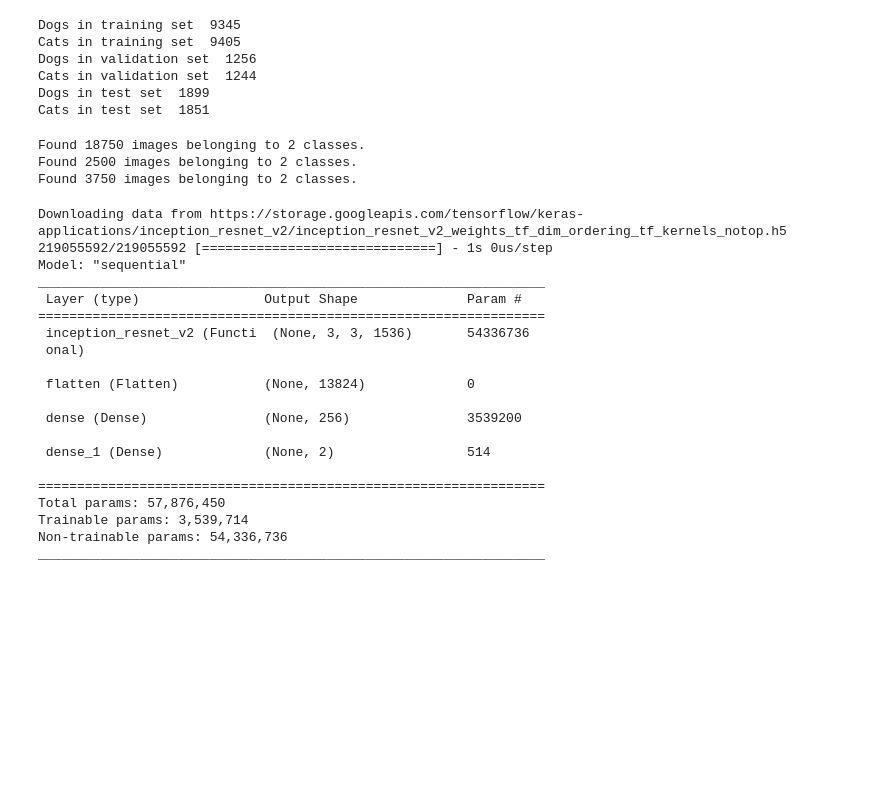
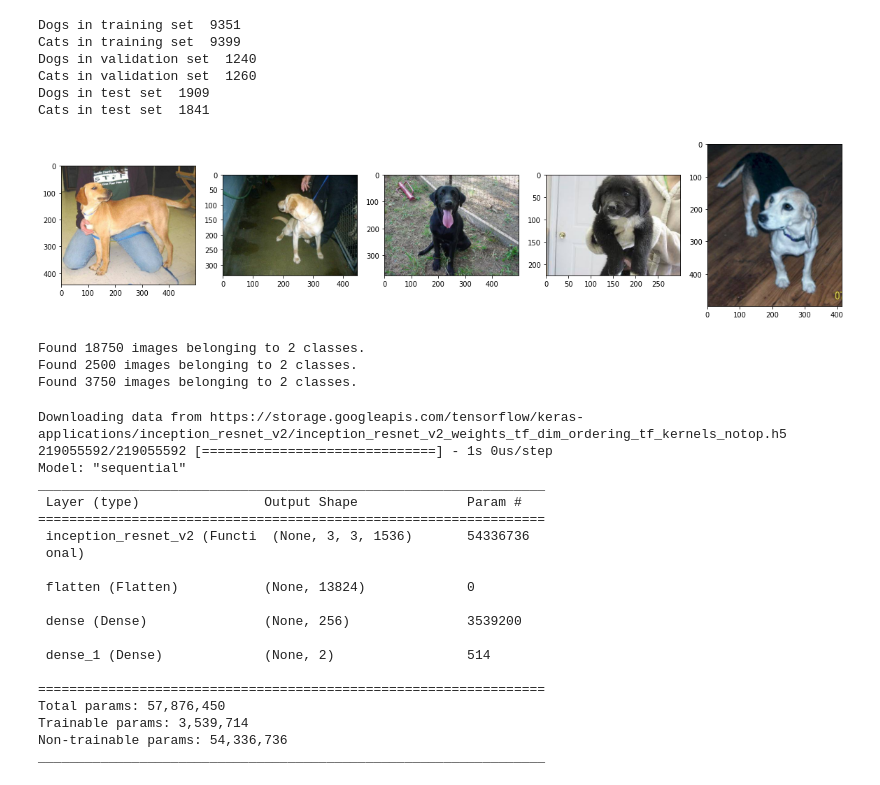
Before and after one commit to bfromson/NNML-Week7, a Jupyter notebook: Week7-MNDL-II.ipynb, the cells around one changed output. Cells and saved outputs as stored; diff of their text form; code cells hidden in the pictures; blank space fills up the shorter version.

```diff
--- a/Week7-MNDL-II.ipynb
+++ b/Week7-MNDL-II.ipynb
@@ -68,19 +68,28 @@ move_images(tr_imgs, 0, train, unpack_dir, train_dir)
 move_images(tr_imgs, train, train + val, unpack_dir, val_dir)
 move_images(tr_imgs, train + val, len(tr_imgs), unpack_dir, test_dir)
 # %%
-print('Dogs in training set ', len(os.listdir('Data/CatsDogs/trn/dogs')))
-print('Cats in training set ', len(os.listdir('Data/CatsDogs/trn/cats')))
-print('Dogs in validation set ', len(os.listdir('Data/CatsDogs/val/dogs')))
-print('Cats in validation set ', len(os.listdir('Data/CatsDogs/val/cats')))
-print('Dogs in test set ', len(os.listdir('Data/CatsDogs/tst/dogs')))
-print('Cats in test set ', len(os.listdir('Data/CatsDogs/tst/cats')))
+print('Dogs in training set ', len(os.listdir(train_dir + '/dogs')))
+print('Cats in training set ', len(os.listdir(train_dir + '/cats')))
+print('Dogs in validation set ', len(os.listdir(val_dir + '/dogs')))
+print('Cats in validation set ', len(os.listdir(val_dir + '/cats')))
+print('Dogs in test set ', len(os.listdir(test_dir + '/dogs')))
+print('Cats in test set ', len(os.listdir(test_dir + '/cats')))
 # %% [output]
-Dogs in training set  9345
-Cats in training set  9405
-Dogs in validation set  1256
-Cats in validation set  1244
-Dogs in test set  1899
-Cats in test set  1851
+Dogs in training set  9351
+Cats in training set  9399
+Dogs in validation set  1240
+Cats in validation set  1260
+Dogs in test set  1909
+Cats in test set  1841
+# %%
+traindogs = [f'{train_dir}/dogs/{i}' for i in os.listdir(train_dir + '/dogs')]
+plt.figure(figsize=(20, 10))
+cols = 5
+for i in range(cols):
+    plt.subplot(int(5 / cols+1), cols, i+1)
+    plt.imshow(mpimg.imread(traindogs[i]))
+# %% [output]
+[figure, added]
 # %%
 from tensorflow.keras.preprocessing.image import ImageDataGenerator
 from tensorflow.keras.preprocessing.image import img_to_array, load_img
```
